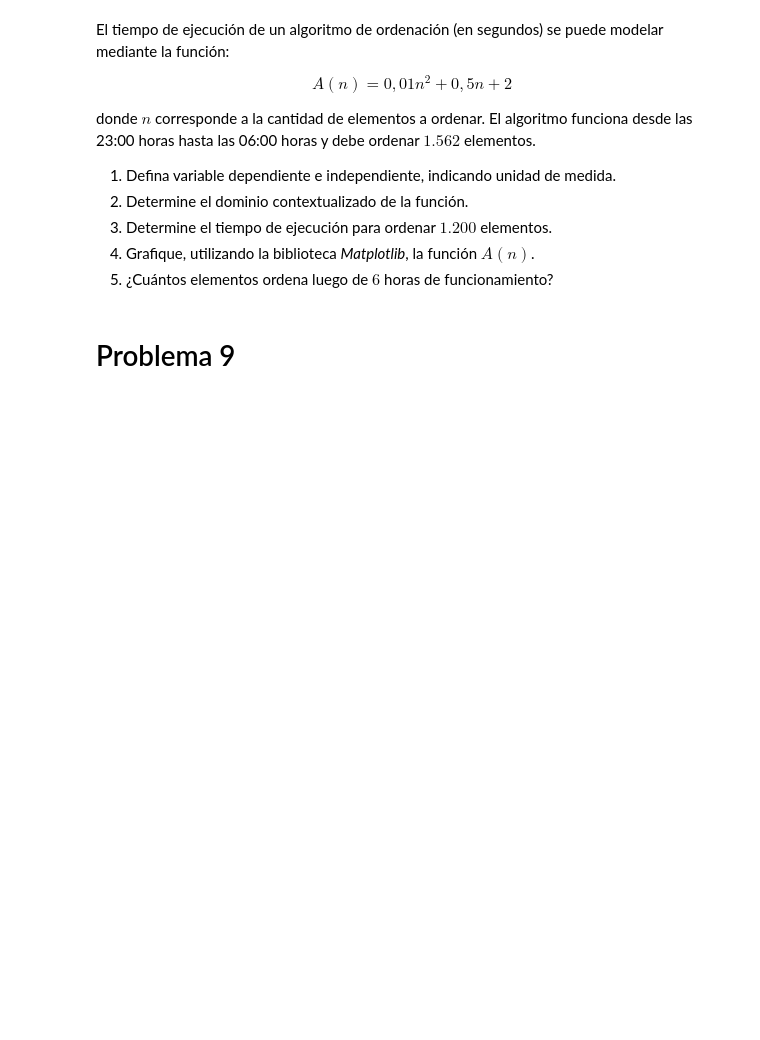
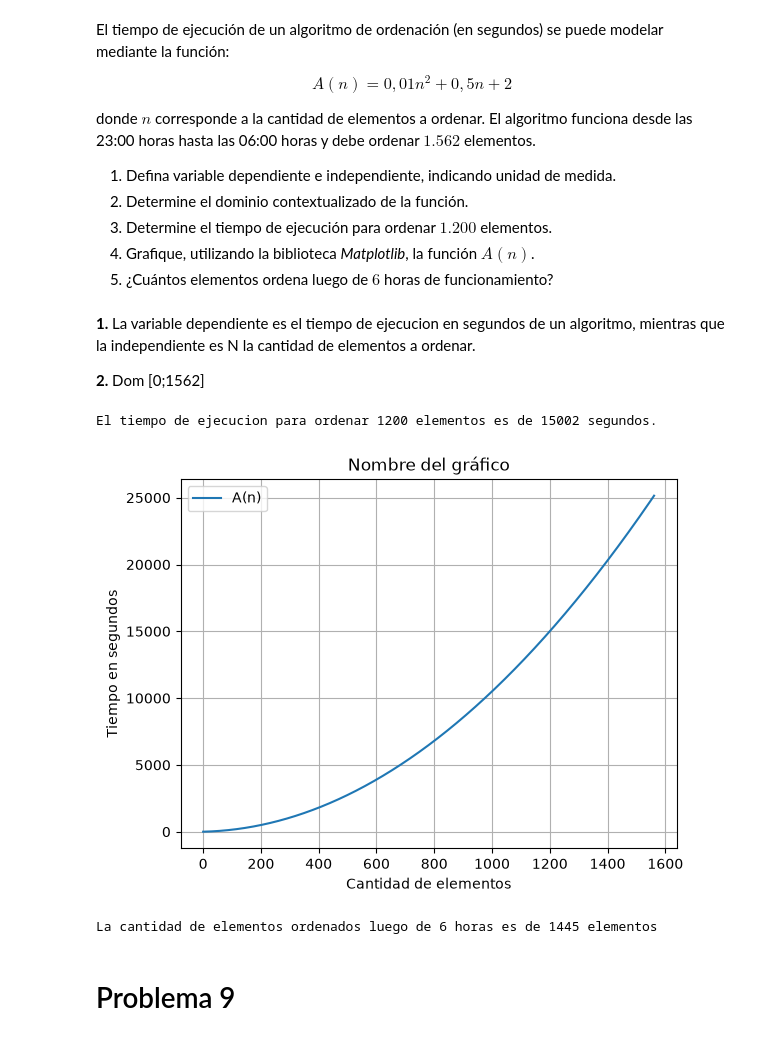
Before and after one commit to LemonHum4n/EjerciciosDuoc, a Jupyter notebook: 2026/Matematicas Aplicadas/0818/G1_Funciones.ipynb, the cells around one changed output. Drawn from its saved outputs; the diff is of its cells as text; code cells hidden in the pictures; blank space fills up the shorter version.

```diff
--- a/2026/Matematicas Aplicadas/0818/G1_Funciones.ipynb
+++ b/2026/Matematicas Aplicadas/0818/G1_Funciones.ipynb
@@ -273,6 +329,43 @@ donde $n$ corresponde a la cantidad de elementos a ordenar. El algoritmo funcion
 3. Determine el tiempo de ejecución para ordenar $1.200$ elementos.
 4. Grafique, utilizando la biblioteca *Matplotlib*, la función $A(n)$.
 5. ¿Cuántos elementos ordena luego de $6$ horas de funcionamiento?
+# %% [markdown]
+**1.** La variable dependiente es el tiempo de ejecucion en segundos de un algoritmo, mientras que la independiente es N la cantidad de elementos a ordenar.
+
+**2.** Dom [0;1562]
+# %%
+def A(n):
+    return 0.01*n**2 + 0.5*n + 2
+
+print(f"El tiempo de ejecucion para ordenar 1200 elementos es de {A(1200):.0f} segundos.")
+# %% [output]
+El tiempo de ejecucion para ordenar 1200 elementos es de 15002 segundos.
+# %%
+def A(n):
+    return 0.01*n**2 + 0.5*n + 2
+
+n = np.arange(0, 1562)
+plt.plot(n, A(n), label = 'A(n)')
+plt.title('Nombre del gráfico')
+plt.ylabel('Tiempo en segundos')
+plt.xlabel('Cantidad de elementos')
+plt.legend()
+plt.grid()
+plt.show()
+# %% [output]
+[figure, added]
+# %%
+horasASegundos= (6 * 60)*60
+
+def A(n):
+    return 0.01*n**2 + 0.5*n + 2 - horasASegundos
+
+n = 0
+solucion = fsolve(A, n)
+
+print(f"La cantidad de elementos ordenados luego de 6 horas es de {solucion[0]:.0f} elementos")
+# %% [output]
+La cantidad de elementos ordenados luego de 6 horas es de 1445 elementos
 # %% [markdown]
 # Problema 9
 # %% [markdown]
```
Also changed, not shown: parts of 6 cells of this notebook, 1 other file.
